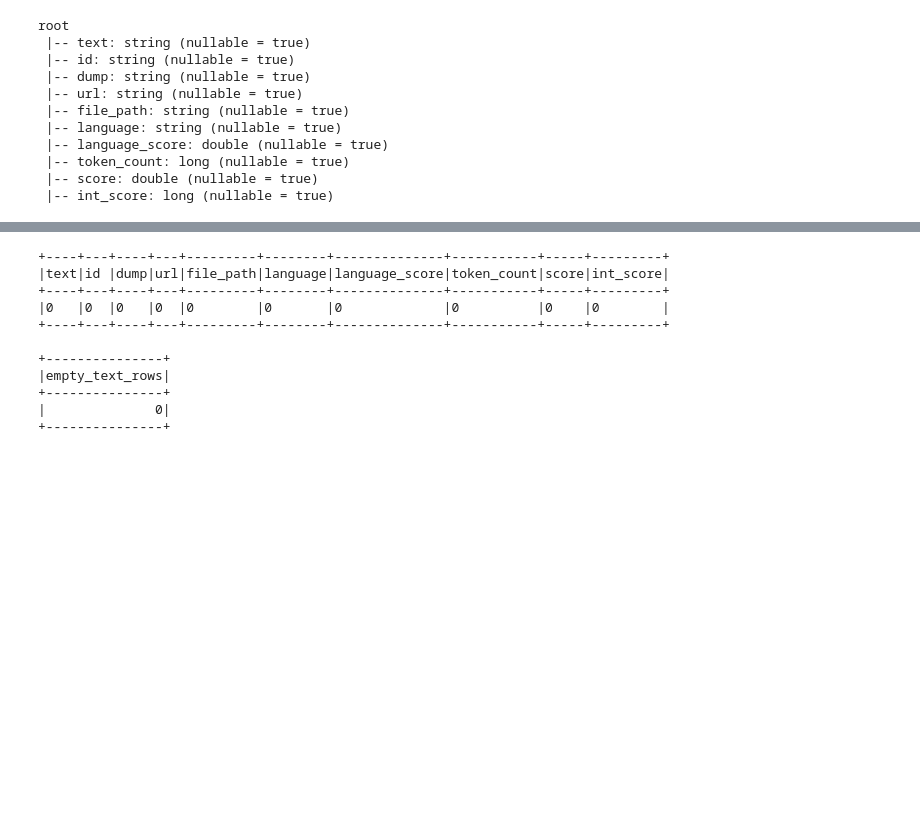
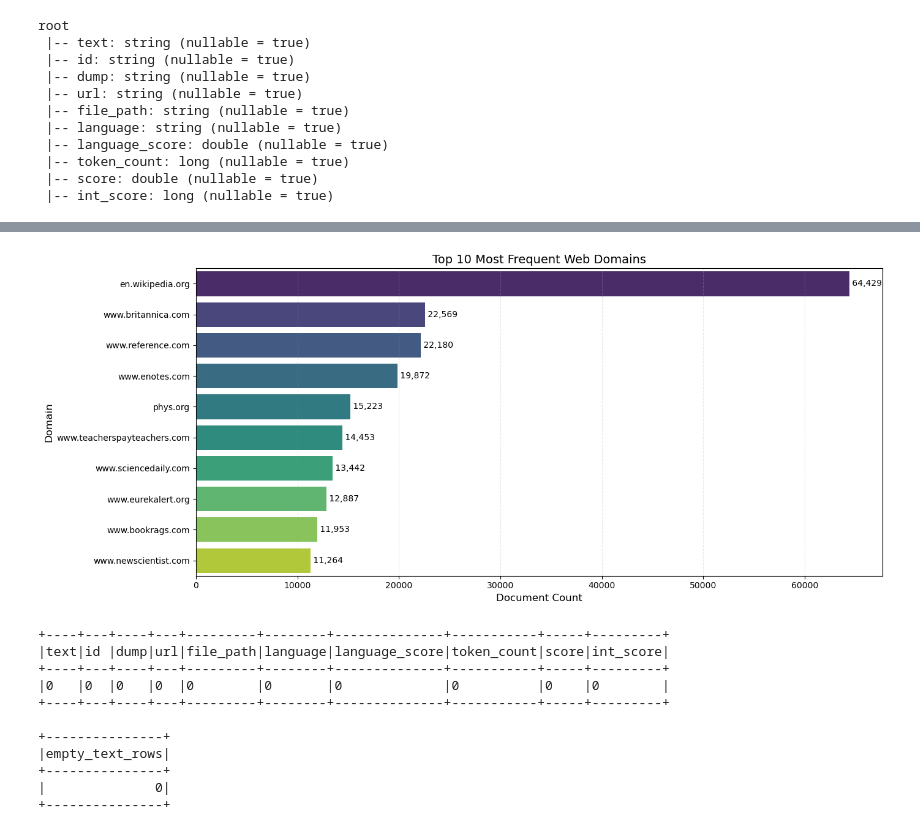
Before and after one commit to mn-cs/fineweb-spark, a Jupyter notebook: notebooks/01_data_exploration.ipynb, the cells around one changed output, grey strips where cells are left out. Cells and saved outputs as stored; diff of their text form; code cells hidden in the pictures; blank space fills up the shorter version.

```diff
--- a/notebooks/01_data_exploration.ipynb
+++ b/notebooks/01_data_exploration.ipynb
@@ -185,0 +180,16 @@ only showing top 20 rows
+# %%
+# How many unique web domains? Which are the most frequently occurring?
+from pyspark.sql.functions import regexp_extract
+
+df_domains = df.withColumn(
+    "domain",
+    regexp_extract("url", r"https?://([^/]+)", 1)
+)
+distinct_url = df_domains.select("domain").distinct().count()
+print("Unique Domains:", distinct_url)
+
+top_domains = df_domains.groupBy("domain") \
+    .count() \
+    .orderBy("count", ascending=False)
+
+top_domains.show(20, truncate=False)
@@ -186,3 +214,20 @@ only showing top 20 rows
+# %%
+# Convert to pandas
+top_domains_pdf = top_domains.limit(10).toPandas()
+
+plt.figure(figsize=(14, 6))
+sns.barplot(data=top_domains_pdf, x="count", y="domain", palette='viridis', hue="domain", legend=False)
+plt.title("Top 10 Most Frequent Web Domains", fontsize=14)
+plt.xlabel("Document Count", fontsize=12)
+plt.ylabel("Domain", fontsize=12)
+plt.grid(axis='x', linestyle='--', alpha=0.3)
+# Add counts to bars
+for index, row in top_domains_pdf.iterrows():
+    plt.text(row['count'], index, f" {row['count']:,}", va='center', fontsize=10)
+plt.tight_layout()
+plt.show()
+# %% [output]
+[figure, added]
 # %%
 # Count nulls per column to check missingness
 null_counts = df.select([
```
Also changed, not shown: parts of 14 cells of this notebook, 1 other file.
